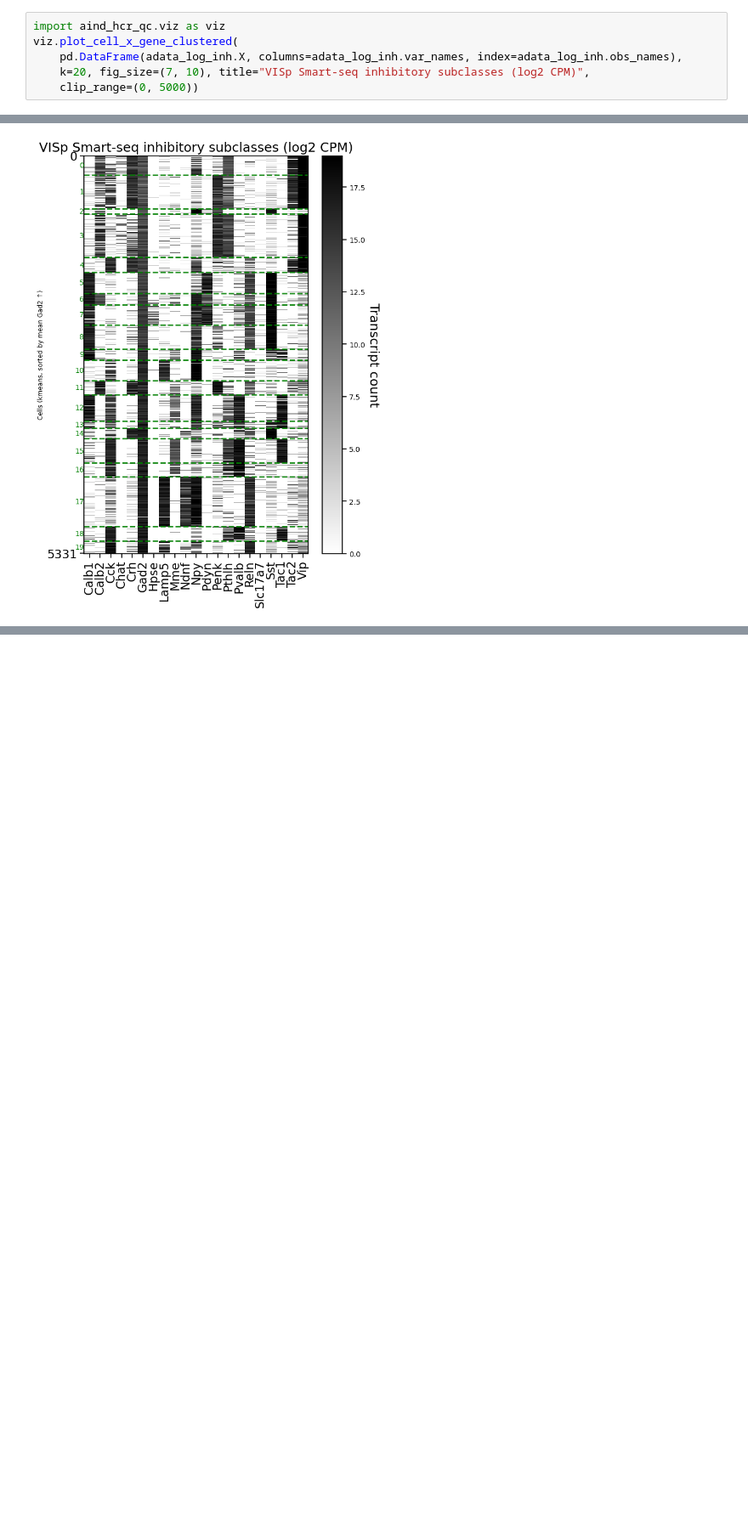
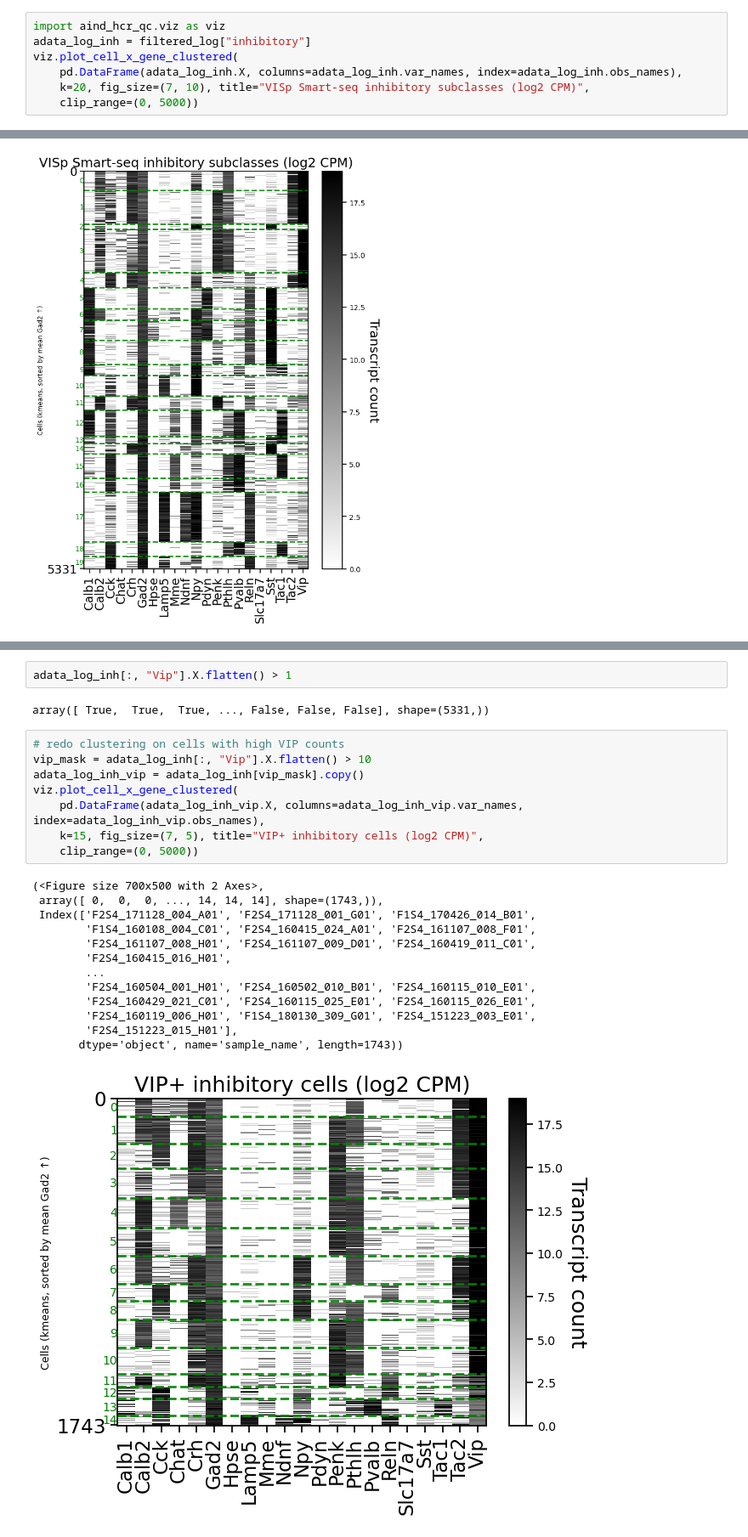
Before and after one commit to AllenNeuralDynamics/hcr-integrated-qc-capsule, a Jupyter notebook: code/cluster_validation/20260506-smartseq-tasic2018.ipynb, the cells around one changed output, grey strips where cells are left out. Shown at 85% size. Drawn from its saved outputs; the diff is of its cells as text; blank space fills up the shorter version.

```diff
--- a/code/cluster_validation/20260506-smartseq-tasic2018.ipynb
+++ b/code/cluster_validation/20260506-smartseq-tasic2018.ipynb
@@ -378,6 +381,7 @@ viz.plot_cell_x_gene_clustered(
 [figure]
 # %%
 import aind_hcr_qc.viz as viz
+adata_log_inh = filtered_log["inhibitory"]
 viz.plot_cell_x_gene_clustered(
     pd.DataFrame(adata_log_inh.X, columns=adata_log_inh.var_names, index=adata_log_inh.obs_names),
     k=20, fig_size=(7, 10), title="VISp Smart-seq inhibitory subclasses (log2 CPM)",
@@ -398,0 +405,26 @@ viz.plot_cell_x_gene_clustered(
+# %%
+adata_log_inh[:, "Vip"].X.flatten() > 1
+# %% [output]
+array([ True,  True,  True, ..., False, False, False], shape=(5331,))
+# %%
+# redo clustering on cells with high VIP counts
+vip_mask = adata_log_inh[:, "Vip"].X.flatten() > 10
+adata_log_inh_vip = adata_log_inh[vip_mask].copy()
+viz.plot_cell_x_gene_clustered(
+    pd.DataFrame(adata_log_inh_vip.X, columns=adata_log_inh_vip.var_names, index=adata_log_inh_vip.obs_names),
+    k=15, fig_size=(7, 5), title="VIP+ inhibitory cells (log2 CPM)",
+    clip_range=(0, 5000))
+# %% [output]
+(<Figure size 700x500 with 2 Axes>,
+ array([ 0,  0,  0, ..., 14, 14, 14], shape=(1743,)),
+ Index(['F2S4_171128_004_A01', 'F2S4_171128_001_G01', 'F1S4_170426_014_B01',
+        'F1S4_160108_004_C01', 'F2S4_160415_024_A01', 'F2S4_161107_008_F01',
+        'F2S4_161107_008_H01', 'F2S4_161107_009_D01', 'F2S4_160419_011_C01',
+        'F2S4_160415_016_H01',
+        ...
+        'F2S4_160504_001_H01', 'F2S4_160502_010_B01', 'F2S4_160115_010_E01',
+        'F2S4_160429_021_C01', 'F2S4_160115_025_E01', 'F2S4_160115_026_E01',
+        'F2S4_160119_006_H01', 'F1S4_180130_309_G01', 'F2S4_151223_003_E01',
+        'F2S4_151223_015_H01'],
+       dtype='object', name='sample_name', length=1743))
+[figure, added]
```
Also changed, not shown: parts of 2 cells of this notebook.
